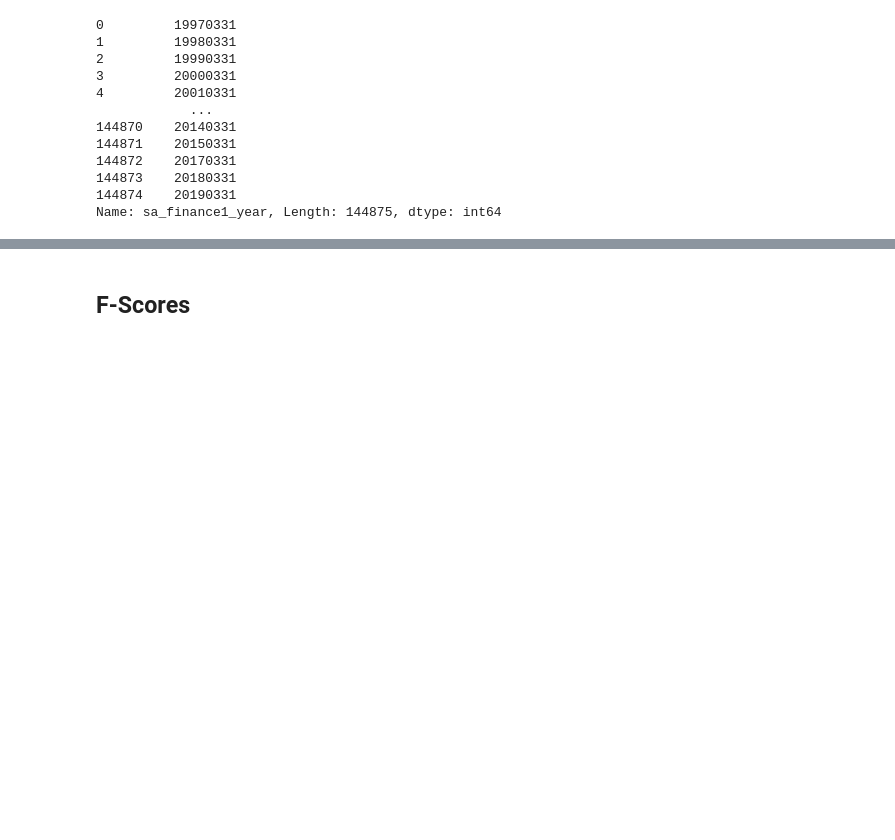
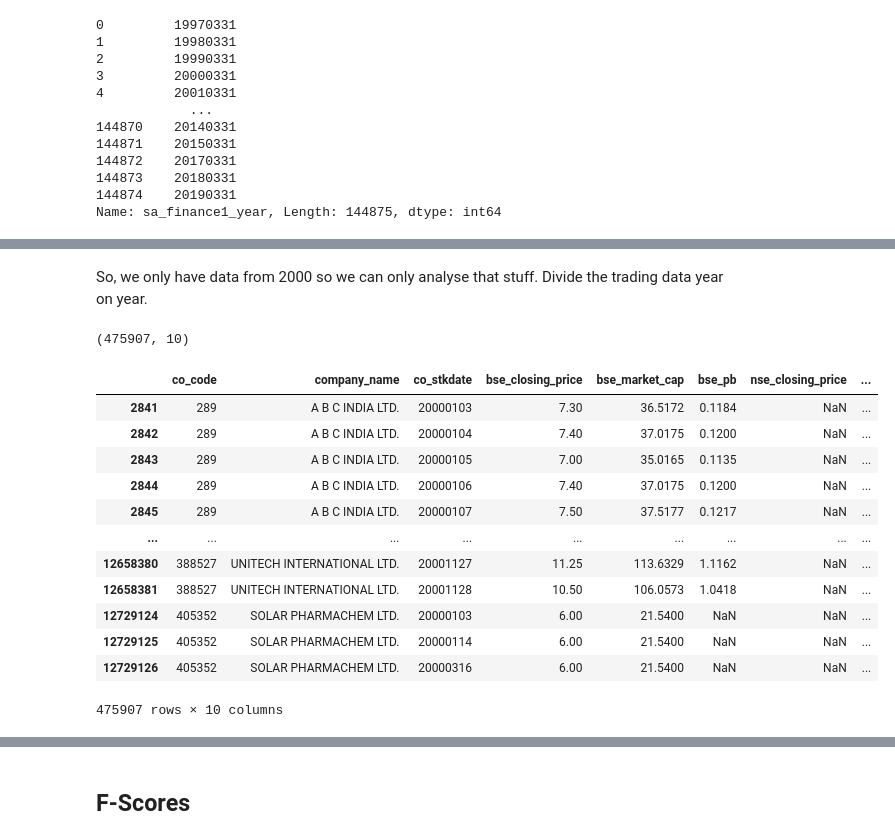
Before and after one commit to prakharrathi25/trading-strategies, a Jupyter notebook: Trading_F_Score.ipynb, the cells around one changed output, grey strips where cells are left out. Drawn from its saved outputs; the diff is of its cells as text; code cells hidden in the pictures; blank space fills up the shorter version.

Commit message:
Trading Data for the year 2000

```diff
--- a/Trading_F_Score.ipynb
+++ b/Trading_F_Score.ipynb
@@ -90,6 +111,11 @@ Name: sa_finance1_year, Length: 144875, dtype: int64
 # %%
 def extract_year(val):
     val = str(val)
+    year = int(val[:4]) - 1
+    return year
+
+def extract_year_stock(val):
+    val = str(val)
     year = int(val[:4])
     return year
 # %%
@@ -96,0 +159,5 @@ data['sa_year'] = data['sa_finance1_year'].apply(extract_year)
+# %%
+%%time
+# Read in trading data
+trade_data = pd.read_csv('data//trading_data//trading_data.txt', delimiter='|')
+print(trade_data.shape)
@@ -96,0 +175,5 @@ data['sa_year'] = data['sa_finance1_year'].apply(extract_year)
+# %%
+%%time
+# Add years column
+trade_data['year'] = trade_data['co_stkdate'].apply(extract_year_stock)
+trade_data.head()
@@ -96,0 +222,23 @@ data['sa_year'] = data['sa_finance1_year'].apply(extract_year)
+# %% [markdown]
+So, we only have data from 2000 so we can only analyse that stuff. Divide the trading data year on year.
+# %%
+data2000 = trade_data[trade_data['year'] == 2000]
+data2000.shape
+# %% [output]
+(475907, 10)
+# %%
+data2000
+# %% [output]
+|  | co_code | company_name | co_stkdate | bse_closing_price | bse_market_cap | bse_pb | nse_closing_price | ... |
+| 2841 | 289 | A B C INDIA LTD. | 20000103 | 7.30 | 36.5172 | 0.1184 | NaN | ... |
+| 2842 | 289 | A B C INDIA LTD. | 20000104 | 7.40 | 37.0175 | 0.1200 | NaN | ... |
+| 2843 | 289 | A B C INDIA LTD. | 20000105 | 7.00 | 35.0165 | 0.1135 | NaN | ... |
+| 2844 | 289 | A B C INDIA LTD. | 20000106 | 7.40 | 37.0175 | 0.1200 | NaN | ... |
+| 2845 | 289 | A B C INDIA LTD. | 20000107 | 7.50 | 37.5177 | 0.1217 | NaN | ... |
+| ... | ... | ... | ... | ... | ... | ... | ... | ... |
+| 12658380 | 388527 | UNITECH INTERNATIONAL LTD. | 20001127 | 11.25 | 113.6329 | 1.1162 | NaN | ... |
+| 12658381 | 388527 | UNITECH INTERNATIONAL LTD. | 20001128 | 10.50 | 106.0573 | 1.0418 | NaN | ... |
+| 12729124 | 405352 | SOLAR PHARMACHEM LTD. | 20000103 | 6.00 | 21.5400 | NaN | NaN | ... |
+| 12729125 | 405352 | SOLAR PHARMACHEM LTD. | 20000114 | 6.00 | 21.5400 | NaN | NaN | ... |
+| 12729126 | 405352 | SOLAR PHARMACHEM LTD. | 20000316 | 6.00 | 21.5400 | NaN | NaN | ... |
+475907 rows × 10 columns
```
Also changed, not shown: parts of 25 cells of this notebook, 1 other file.
